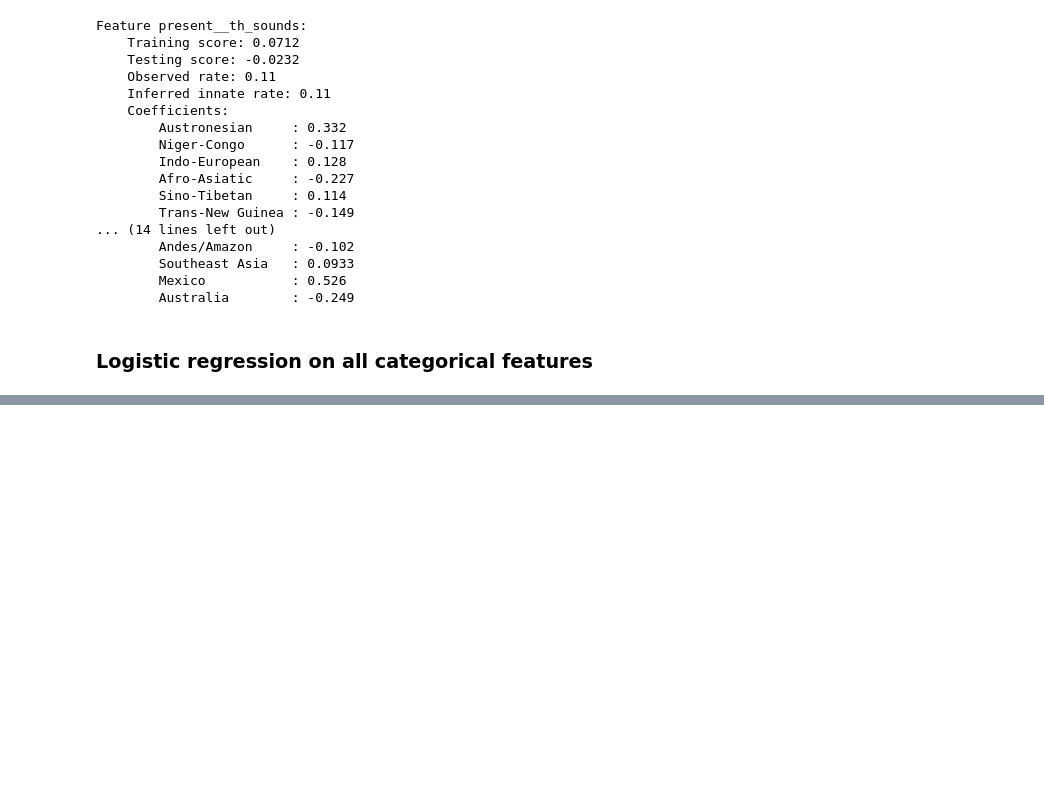
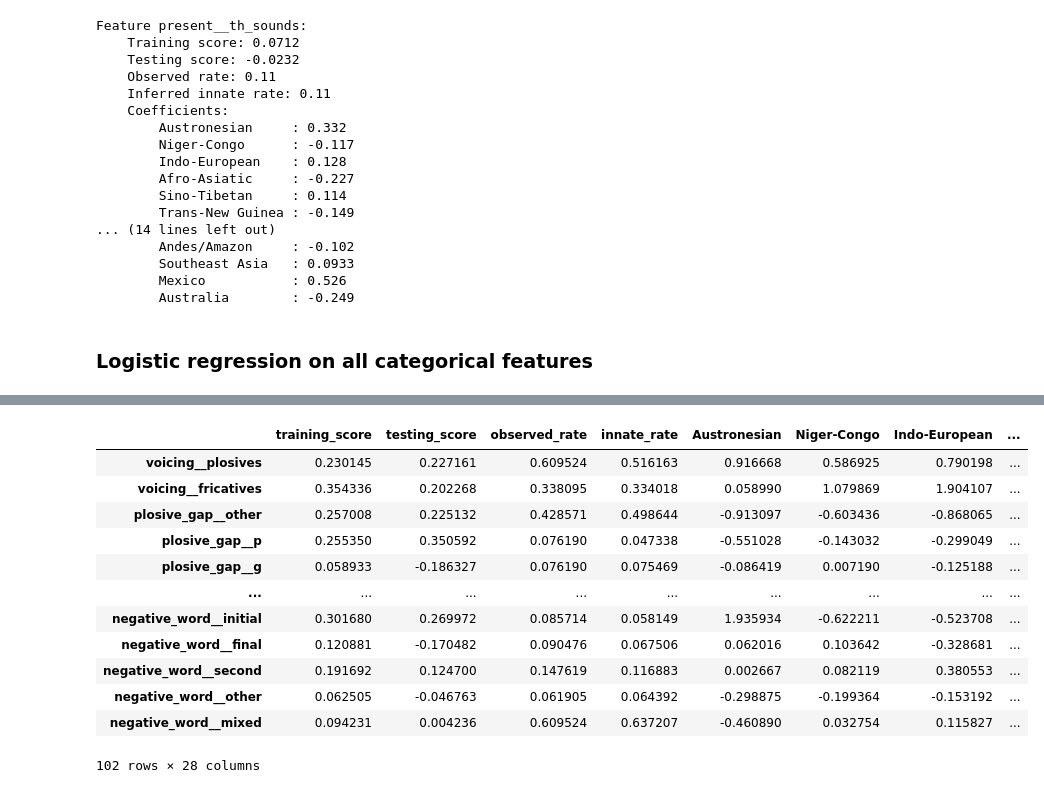
Before and after one commit to def-gthill/sils, a Jupyter notebook: origins.ipynb, the cells around one changed output, grey strips where cells are left out. Drawn from its saved outputs; the diff is of its cells as text; code cells hidden in the pictures; blank space fills up the shorter version.

Commit message:
Logistic regression on all categorical features

```diff
--- a/origins.ipynb
+++ b/origins.ipynb
@@ -642,3 +622,27 @@ def logistic_origins_all():
+# %%
+def pandify(origin_results):
+    features, origin_results = zip(*origin_results)
+    df = pd.DataFrame(index=map(walsdata.get_shortname, features))
+    df['training_score'] = [result.train_score for result in origin_results]
+    df['testing_score'] = [result.test_score for result in origin_results]
+    df['observed_rate'] = [result.observed_prob for result in origin_results]
+    df['innate_rate'] = [result.innate_prob for result in origin_results]
+    for coef in origin_results[0].coefs:
+        df[coef] = [result.coefs[coef] for result in origin_results]
+    return df
+# %%
+def logistic_origins_all(cv=False):
+    result = []
+    for feature in cat_features:
+        try:
+            if cv:
+                result.append((feature, logistic_origins_cv(feature)))
+            else:
+                result.append((feature, logistic_origins(feature)))
+        except ValueError:
+            # Feature missing from the training set
+            pass
+    return pandify(result)
 # %%
 logistic_origins_all()
 # %% [output]
@@ -645,0 +662,16 @@ ValueError: y should be a 1d array, got an array of shape (210, 112) instead.
+# %%
+logistic_origins_all(cv=True)
+# %% [output]
+|  | training_score | testing_score | observed_rate | innate_rate | Austronesian | Niger-Congo | Indo-European | ... |
+| voicing__plosives | 0.230145 | 0.227161 | 0.609524 | 0.516163 | 0.916668 | 0.586925 | 0.790198 | ... |
+| voicing__fricatives | 0.354336 | 0.202268 | 0.338095 | 0.334018 | 0.058990 | 1.079869 | 1.904107 | ... |
+| plosive_gap__other | 0.257008 | 0.225132 | 0.428571 | 0.498644 | -0.913097 | -0.603436 | -0.868065 | ... |
+| plosive_gap__p | 0.255350 | 0.350592 | 0.076190 | 0.047338 | -0.551028 | -0.143032 | -0.299049 | ... |
+| plosive_gap__g | 0.058933 | -0.186327 | 0.076190 | 0.075469 | -0.086419 | 0.007190 | -0.125188 | ... |
+| ... | ... | ... | ... | ... | ... | ... | ... | ... |
+| negative_word__initial | 0.301680 | 0.269972 | 0.085714 | 0.058149 | 1.935934 | -0.622211 | -0.523708 | ... |
+| negative_word__final | 0.120881 | -0.170482 | 0.090476 | 0.067506 | 0.062016 | 0.103642 | -0.328681 | ... |
+| negative_word__second | 0.191692 | 0.124700 | 0.147619 | 0.116883 | 0.002667 | 0.082119 | 0.380553 | ... |
+| negative_word__other | 0.062505 | -0.046763 | 0.061905 | 0.064392 | -0.298875 | -0.199364 | -0.153192 | ... |
+| negative_word__mixed | 0.094231 | 0.004236 | 0.609524 | 0.637207 | -0.460890 | 0.032754 | 0.115827 | ... |
+102 rows × 28 columns
```
Also changed, not shown: parts of 3 cells of this notebook.
